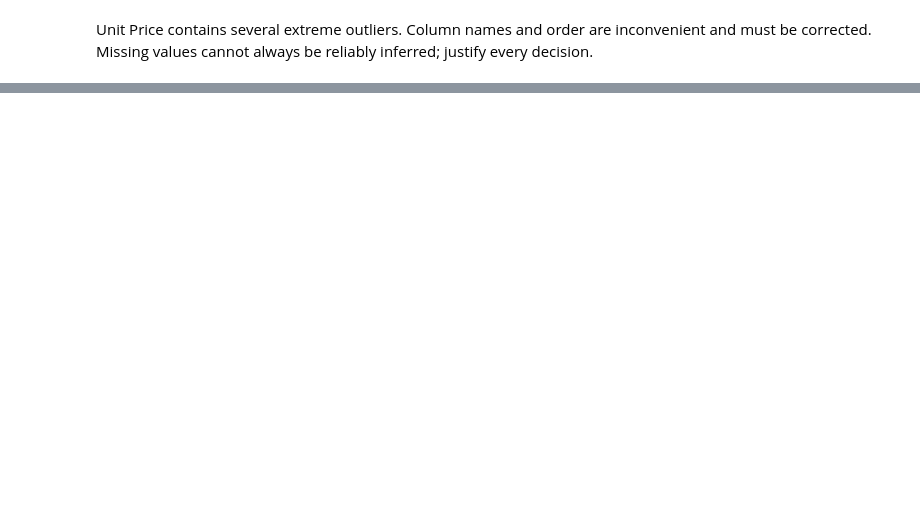
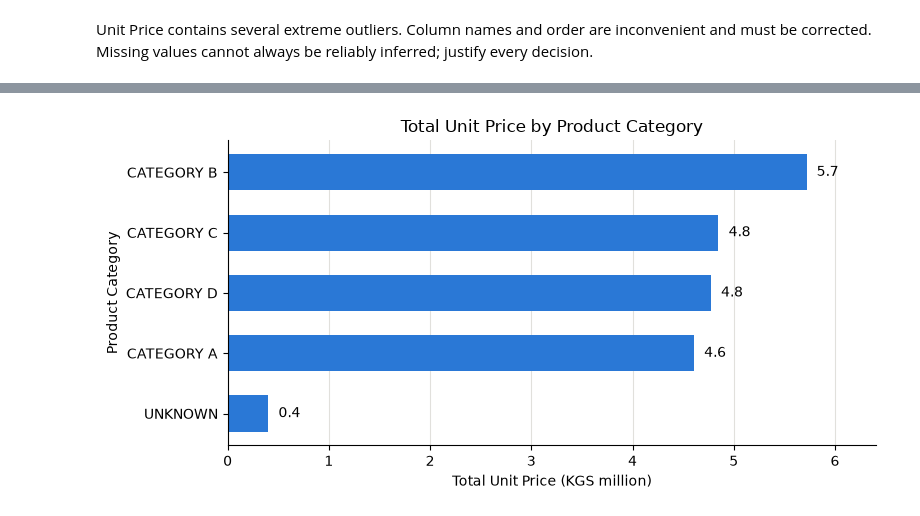
Before and after one commit to data-analysis-course/Altynai_ismailova_analytics, a Jupyter notebook: pandas/midterm1_18_altynai/altynai_18_mid_solution.ipynb, the cells around one changed output, grey strips where cells are left out. Cells and saved outputs as stored; diff of their text form; code cells hidden in the pictures; blank space fills up the shorter version.

```diff
--- a/pandas/midterm1_18_altynai/altynai_18_mid_solution.ipynb
+++ b/pandas/midterm1_18_altynai/altynai_18_mid_solution.ipynb
@@ -76,5 +258,3 @@ Name: Product Category, dtype: str
 Unit Price contains several extreme outliers.
 Column names and order are inconvenient and must be corrected.
 Missing values cannot always be reliably inferred; justify every decision.
-# %%
-df["Unit Price"] = pd.t
@@ -80,0 +400,12 @@ df["Unit Price"] = pd.t
+# %%
+# left merge: every main record is kept; validate checks the lookup has one row per category
+df = df.merge(lookup, on="product_category", how="left", validate="m:1", indicator=True)
+
+print("rows after merge:", len(df))
+print(df["_merge"].value_counts())
+print()
+print("unmatched categories:")
+print(df.loc[df["_merge"] == "left_only", "product_category"].value_counts())
+
+df = df.drop(columns="_merge")
+df.head()
@@ -80,0 +812,31 @@ df["Unit Price"] = pd.t
+# %%
+import matplotlib.pyplot as plt
+
+BLUE = "#2a78d6"
+GRID = "#e1e0dc"
+CAT_COLORS = {"CATEGORY A": "#2a78d6", "CATEGORY B": "#eb6834", "CATEGORY C": "#1baf7a",
+              "CATEGORY D": "#eda100", "UNKNOWN": "#9a9993"}
+
+def tidy(ax, grid_axis="y"):
+    """light grid, no top/right frame"""
+    ax.spines[["top", "right"]].set_visible(False)
+    ax.grid(axis=grid_axis, color=GRID, linewidth=0.8)
+    ax.set_axisbelow(True)
+# %%
+# chart 1: horizontal bar - total unit_price by Product Category
+cat_total = df.groupby("product_category")["unit_price"].sum().sort_values()
+vals = cat_total.values / 1e6
+
+fig, ax = plt.subplots(figsize=(8, 4))
+ax.barh(cat_total.index, vals, color=BLUE, height=0.6)
+for y, v in enumerate(vals):
+    ax.text(v + 0.1, y, f"{v:.1f}", va="center")
+ax.set_title("Total Unit Price by Product Category")
+ax.set_xlabel("Total Unit Price (KGS million)")
+ax.set_ylabel("Product Category")
+ax.set_xlim(0, vals.max() * 1.12)
+tidy(ax, "x")
+plt.tight_layout()
+plt.show()
+# %% [output]
+[figure, added]
```
Also changed, not shown: parts of 78 cells of this notebook, 1 other file.
